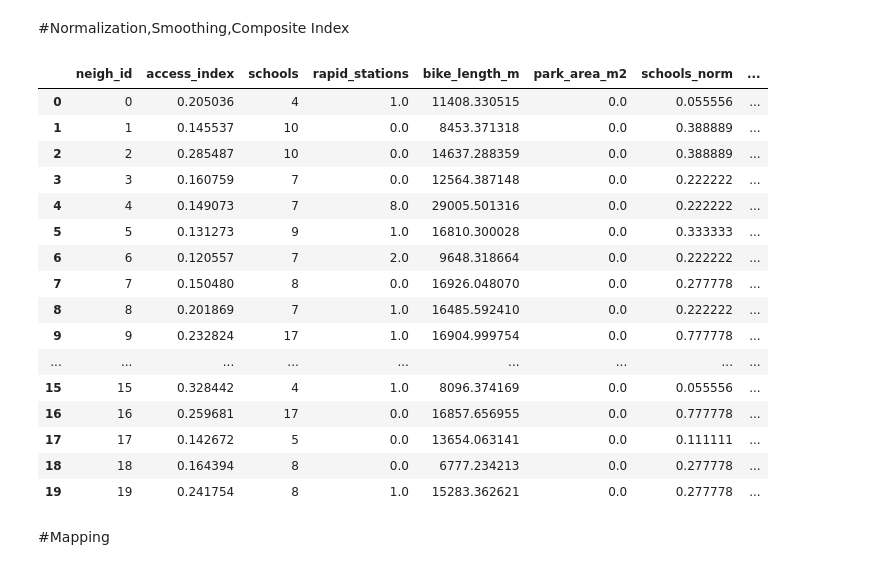
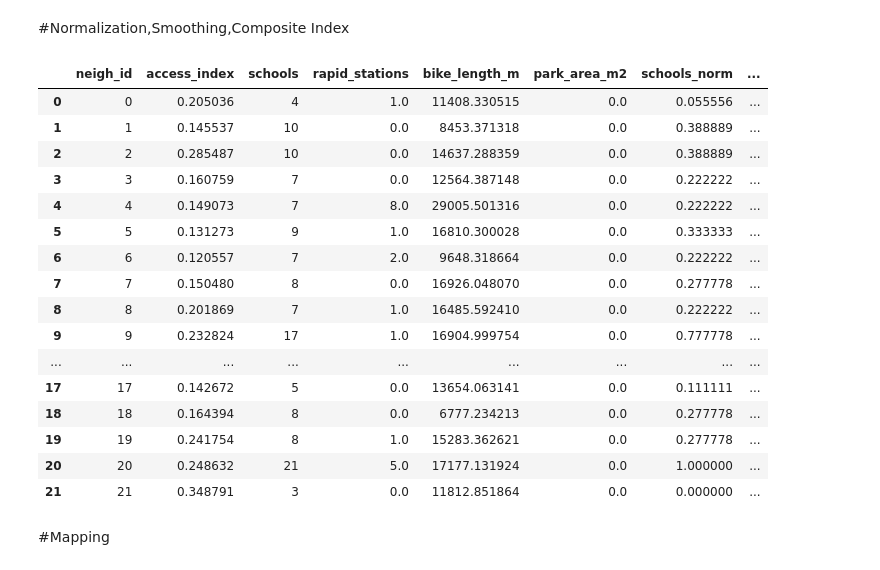
Before and after one commit to yfz1012577262/spatial-analysis-project, a Jupyter notebook: Vancouver_Accessibility_Index.ipynb, the cells around one changed output. Cells and saved outputs as stored; diff of their text form; code cells hidden in the pictures.

```diff
--- a/Vancouver_Accessibility_Index.ipynb
+++ b/Vancouver_Accessibility_Index.ipynb
@@ -260,39 +260,39 @@ neighborhoods["access_index"] = (
   + w_transit * neighborhoods["rapid_stations_smooth"]
 
   + w_bike    * neighborhoods["bike_length_m_smooth"]
 
   + w_parks   * neighborhoods["park_area_m2_smooth"]
 )
 
 #finalized spatial data with smoothed idnex val
 finalized_column= [
     ("neigh_id" if "neigh_id" in neighborhoods.columns else "neighbor_id"),
     "access_index",
     "schools","rapid_stations","bike_length_m","park_area_m2",
     "schools_norm","rapid_stations_norm","bike_length_m_norm","park_area_m2_norm",
     "schools_smooth","rapid_stations_smooth","bike_length_m_smooth","park_area_m2_smooth"
 ]
 finalized_column= [c for c in finalized_column if c in neighborhoods.columns]
 
-display(neighborhoods[finalized_column].head(20))
+display(neighborhoods[finalized_column].head(100))
 # %% [output]
 |  | neigh_id | access_index | schools | rapid_stations | bike_length_m | park_area_m2 | schools_norm | ... |
 | 0 | 0 | 0.205036 | 4 | 1.0 | 11408.330515 | 0.0 | 0.055556 | ... |
 | 1 | 1 | 0.145537 | 10 | 0.0 | 8453.371318 | 0.0 | 0.388889 | ... |
 | 2 | 2 | 0.285487 | 10 | 0.0 | 14637.288359 | 0.0 | 0.388889 | ... |
 | 3 | 3 | 0.160759 | 7 | 0.0 | 12564.387148 | 0.0 | 0.222222 | ... |
 | 4 | 4 | 0.149073 | 7 | 8.0 | 29005.501316 | 0.0 | 0.222222 | ... |
 | 5 | 5 | 0.131273 | 9 | 1.0 | 16810.300028 | 0.0 | 0.333333 | ... |
 | 6 | 6 | 0.120557 | 7 | 2.0 | 9648.318664 | 0.0 | 0.222222 | ... |
 | 7 | 7 | 0.150480 | 8 | 0.0 | 16926.048070 | 0.0 | 0.277778 | ... |
 | 8 | 8 | 0.201869 | 7 | 1.0 | 16485.592410 | 0.0 | 0.222222 | ... |
 | 9 | 9 | 0.232824 | 17 | 1.0 | 16904.999754 | 0.0 | 0.777778 | ... |
 | ... | ... | ... | ... | ... | ... | ... | ... | ... |
-| 15 | 15 | 0.328442 | 4 | 1.0 | 8096.374169 | 0.0 | 0.055556 | ... |
-| 16 | 16 | 0.259681 | 17 | 0.0 | 16857.656955 | 0.0 | 0.777778 | ... |
 | 17 | 17 | 0.142672 | 5 | 0.0 | 13654.063141 | 0.0 | 0.111111 | ... |
 | 18 | 18 | 0.164394 | 8 | 0.0 | 6777.234213 | 0.0 | 0.277778 | ... |
 | 19 | 19 | 0.241754 | 8 | 1.0 | 15283.362621 | 0.0 | 0.277778 | ... |
+| 20 | 20 | 0.248632 | 21 | 5.0 | 17177.131924 | 0.0 | 1.000000 | ... |
+| 21 | 21 | 0.348791 | 3 | 0.0 | 11812.851864 | 0.0 | 0.000000 | ... |
 # %% [markdown]
 #Mapping
 # %%
```
Also changed, not shown: parts of 1 cell of this notebook.
